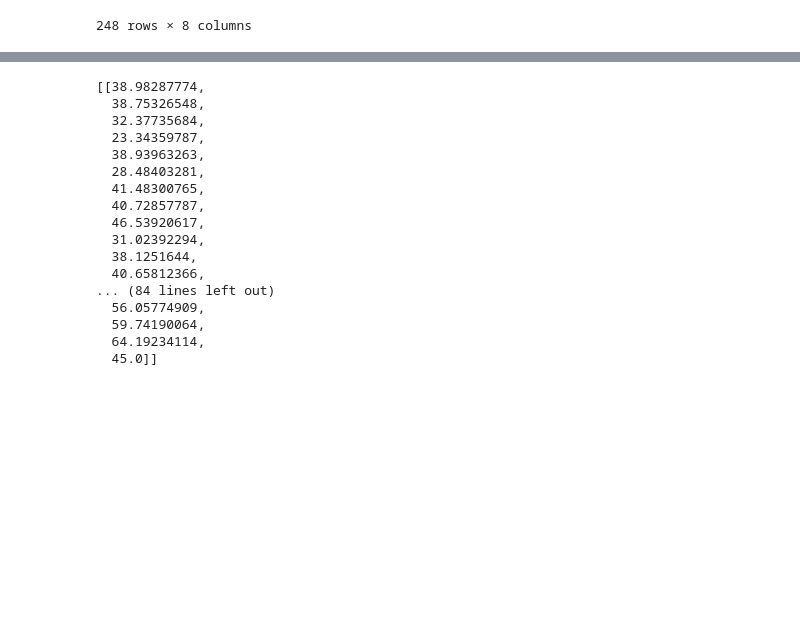
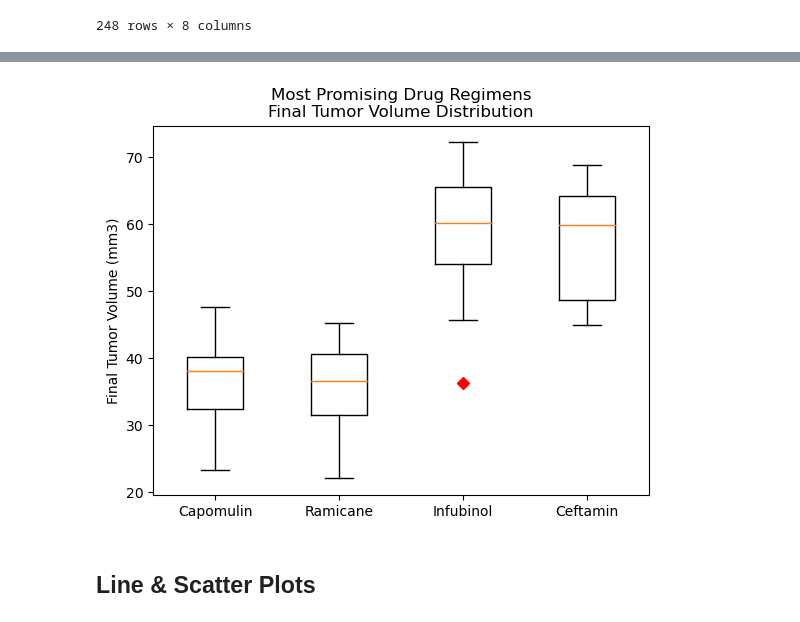
Before and after one commit to rbw9891/matplotlib_challenge, a Jupyter notebook: pymaceuticals_inc.ipynb, the cells around one changed output, grey strips where cells are left out. Cells and saved outputs as stored; diff of their text form; code cells hidden in the pictures; blank space fills up the shorter version.

Commit message:
outliers, boxplot done, line and scatter next

```diff
--- a/pymaceuticals_inc.ipynb
+++ b/pymaceuticals_inc.ipynb
@@ -364,20 +423,15 @@ AttributeError: 'list' object has no attribute 'quantile'
 # %%
-drug_volume
+# use matplotlib to create a boxplot of tumor volumes
+# for the 4 most promising drug regimens and all in one figure
+
+fig2, ax2 = plt.subplots()
+ax2.boxplot(drug_volume, 0, "rD")
+ax2.set(title="Most Promising Drug Regimens\nFinal Tumor Volume Distribution",
+       ylabel="Final Tumor Volume (mm3)",
+       xticklabels=promising_drugs)
+#ax2.set_xticklabels(promising_drugs)
+plt.show()
 # %% [output]
-[[38.98287774,
-  38.75326548,
-  32.37735684,
-  23.34359787,
-  38.93963263,
-  28.48403281,
-  41.48300765,
-  40.72857787,
-  46.53920617,
-  31.02392294,
-  38.1251644,
-  40.65812366,
-... (84 lines left out)
-  56.05774909,
-  59.74190064,
-  64.19234114,
-  45.0]]
+[figure, added]
+# %% [markdown]
+## Line & Scatter Plots
```
Also changed, not shown: parts of 4 cells of this notebook.
